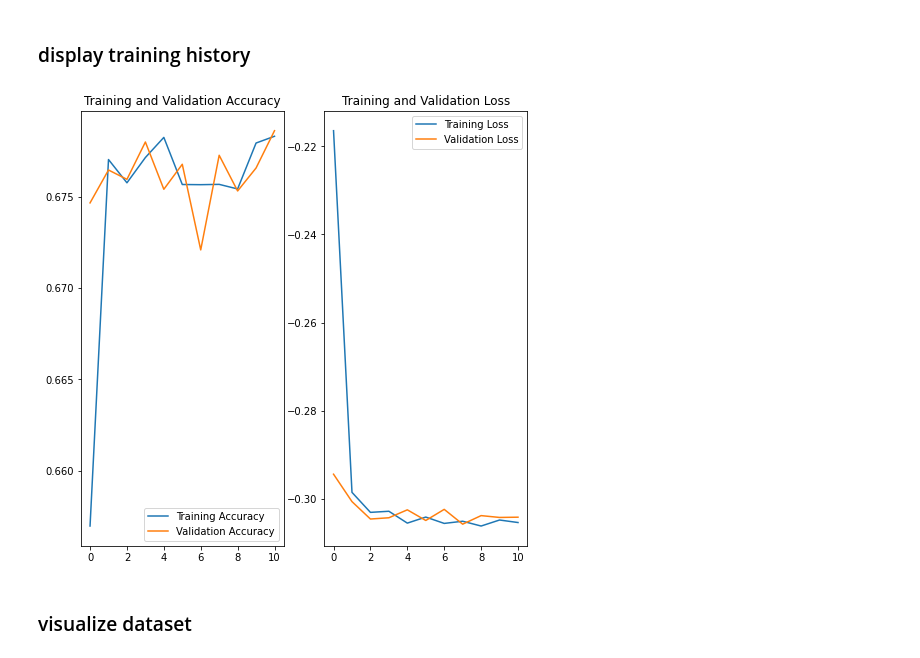
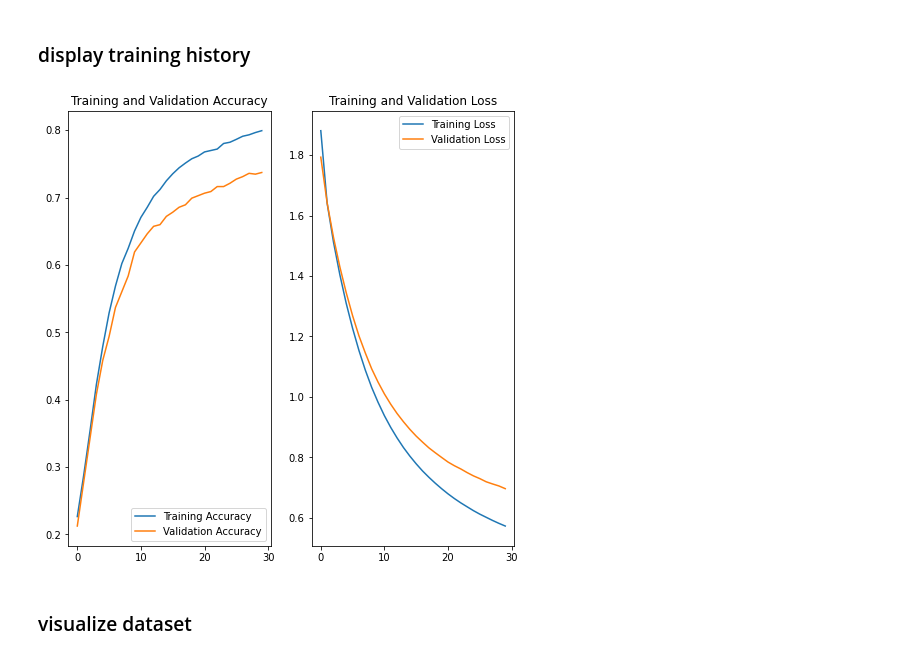
Before and after one commit to karamokoisrael/holypics, a Jupyter notebook: train-v2.ipynb, the cells around one changed output. Saved outputs shown, nothing was run; the diff lists cells and outputs as text; code cells hidden in the pictures.

```diff
--- a/train-v2.ipynb
+++ b/train-v2.ipynb
@@ -747,16 +792,16 @@ feature_extractor.trainable = False
 # %% [markdown]
 ### Attach a classification head
 # %%
+model = tf.keras.Sequential([
+    feature_extractor,
+    layers.Dense(num_classes, activation="softmax")
+])
+
 # model = tf.keras.Sequential([
 #     feature_extractor,
-#     layers.Dense(num_classes, activation="softmax")
+#     layers.Dense(1024, activation='relu', name='hidden_layer'),
+#     layers.Dense(num_classes, activation='sigmoid', name='output')
 # ])
 
-model = tf.keras.Sequential([
-    feature_extractor,
-    layers.Dense(1024, activation='relu', name='hidden_layer'),
-    layers.Dense(num_classes, activation='sigmoid', name='output')
-])
-
 model.summary()
 # %% [output]
@@ -824,15 +822,9 @@ EPOCHS = 30
-# %%
-# model.compile(
-#   optimizer="adam",
-#   loss=tf.keras.losses.SparseCategoricalCrossentropy(),
-#   # metrics=["accuracy", f1_metric])
-#   metrics=[tfa.metrics.FBetaScore(num_classes=num_classes,average="micro",threshold=0.9)]
-# )
-
-model.compile(
-  optimizer=tf.keras.optimizers.Adam(learning_rate=LR),
-  loss=macro_soft_f1,
-  metrics=[macro_f1])
+# %%
+model.compile(
+  optimizer=tf.keras.optimizers.Adam(learning_rate=1e-5),
+  loss=tf.keras.losses.SparseCategoricalCrossentropy(),
+  metrics=["accuracy"]
+)
 # %% [markdown]
 ### Train new model
 # %%
@@ -842,7 +834,7 @@ checkpoint_filepath = 'models/epoch/chk.h5'
 model_checkpoint_callback = tf.keras.callbacks.ModelCheckpoint(
     filepath=checkpoint_filepath,
     save_weights_only=True,
-    monitor='val_macro_f1', #'val_accuracy',
+    monitor='val_accuracy',
     mode='max',
     save_best_only=True)
 
@@ -858,7 +850,7 @@ stop_training_callback = tf.keras.callbacks.EarlyStopping(
 )
 
 history = model.fit(training_set,
-                    epochs=EPOCHS,
+                    epochs=30,
                     # steps_per_epoch=steps_per_epoch,
                     validation_data=validation_set,
                     callbacks=[model_checkpoint_callback, stop_training_callback],
@@ -889,27 +881,27 @@ model.load_weights(checkpoint_filepath)
 # %% [markdown]
 ### display training history
 # %%
-acc = history.history['macro_f1']
-val_acc = history.history['val_macro_f1']
+acc = history.history['accuracy']
+val_acc = history.history['val_accuracy']
 
 loss = history.history['loss']
 val_loss = history.history['val_loss']
 
 plt.figure(figsize=(8, 8))
 plt.subplot(1, 2, 1)
 plt.plot(history.epoch, acc, label='Training Accuracy')
 plt.plot(history.epoch, val_acc, label='Validation Accuracy')
 plt.legend(loc='lower right')
 plt.title('Training and Validation Accuracy')
 
 plt.subplot(1, 2, 2)
 plt.plot(history.epoch, loss, label='Training Loss')
 plt.plot(history.epoch, val_loss, label='Validation Loss')
 plt.legend(loc='upper right')
 plt.title('Training and Validation Loss')
 plt.show()
 # %% [output]
-[figure, old version]
+[figure, new version]
 # %% [markdown]
 ### visualize dataset
 # %%
```
Also changed, not shown: parts of 12 cells of this notebook.
